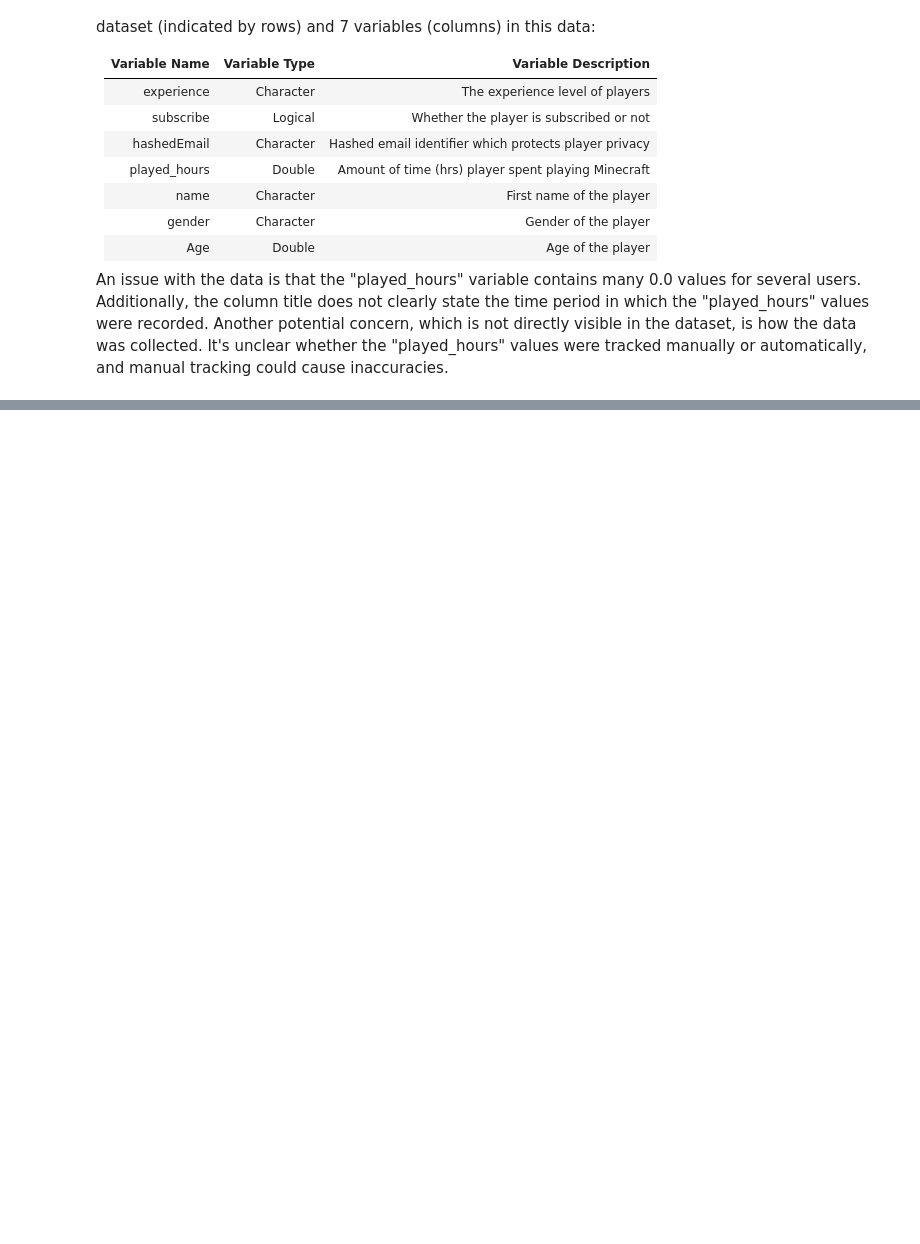
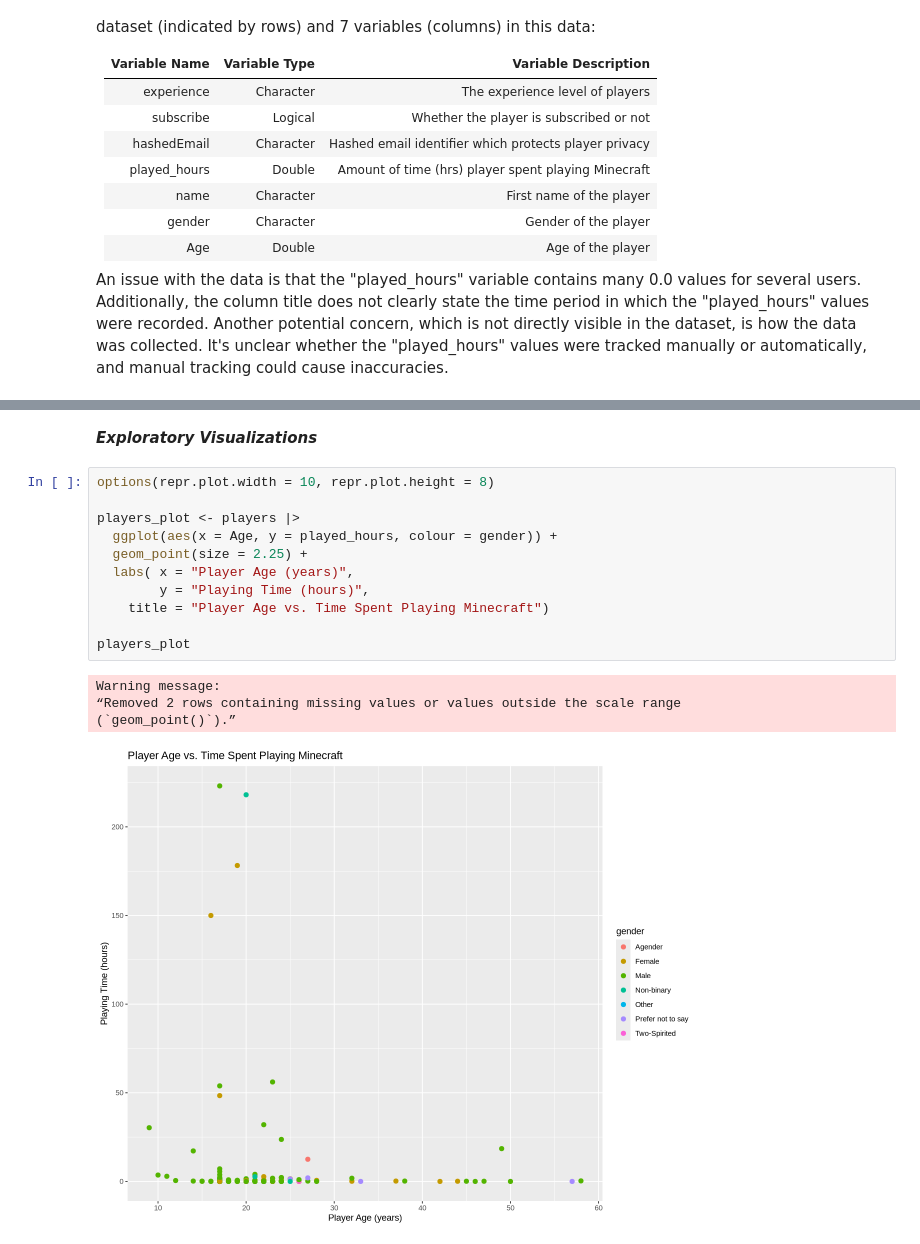
Before and after one commit to natlogan6/Dsci100-individual-, a Jupyter notebook: Individual.ipynb, the cells around one changed output, grey strips where cells are left out. Drawn from its saved outputs; the diff is of its cells as text; blank space fills up the shorter version.

```diff
--- a/Individual.ipynb
+++ b/Individual.ipynb
@@ -61,0 +74,18 @@ For data processing, the dataset will be split so that 75% is used for training
+# %% [markdown]
+***Exploratory Visualizations***
+# %%
+options(repr.plot.width = 10, repr.plot.height = 8)
+
+players_plot <- players |>
+  ggplot(aes(x = Age, y = played_hours, colour = gender)) +
+  geom_point(size = 2.25) +
+  labs( x = "Player Age (years)",
+        y = "Playing Time (hours)",
+    title = "Player Age vs. Time Spent Playing Minecraft")
+
+players_plot
+# %% [output]
+Warning message:
+“Removed 2 rows containing missing values or values outside the scale range
+(`geom_point()`).”
+[figure, added]
```
Also changed, not shown: parts of 7 cells of this notebook.
